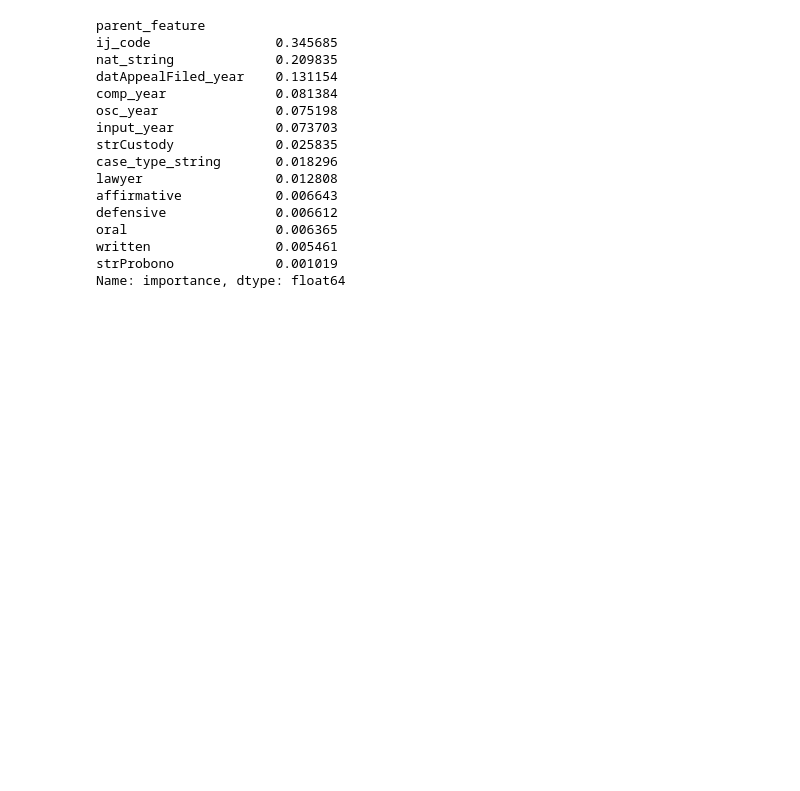
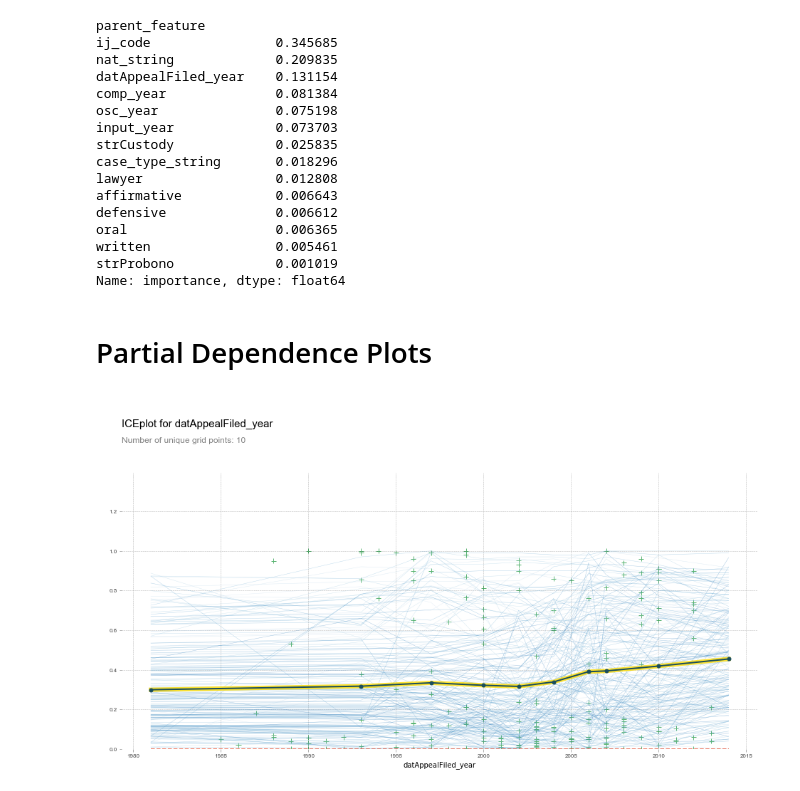
Before and after one commit to colinandrus/ml_course_project, a Jupyter notebook: notebooks/model_training.ipynb, the cells around one changed output. Saved outputs shown, nothing was run; the diff lists cells and outputs as text; code cells hidden in the pictures; blank space fills up the shorter version.

Commit message:
add partial dependence plots

```diff
--- a/notebooks/model_training.ipynb
+++ b/notebooks/model_training.ipynb
@@ -466,3 +466,28 @@ oral                   0.006365
 written                0.005461
 strProbono             0.001019
 Name: importance, dtype: float64
+# %% [markdown]
+# Partial Dependence Plots
+# %%
+from pdpbox import pdp
+
+def pdp_plot(model, X_train, feature, feature_is_cat=False, isolate_samples=1000, plot_samples=200):
+    """
+    Uses pdpbox package to plot partial dependence plot. Accepts trained classifier (model), X_train,
+    and feature name as inputs. Feature chosen may be categorical, in which case the function will retrieve
+    all the corresponding dummy variables.
+    """
+
+    # if feature is categorical, generate list of dummy variable names, else use feature name
+    if feature_is_cat:
+        plot_feature = [x for x in X_train.columns if feature + ':::' in x]
+    else:
+        plot_feature = feature
+
+    # use pdpbox methods
+    pdp_isolate = pdp.pdp_isolate(model, X_train.sample(n=isolate_samples), plot_feature)
+    pdp.pdp_plot(pdp_isolate, feature, plot_org_pts=True, plot_lines=True, center=False, frac_to_plot=plot_samples)
+# %%
+pdp_plot(model, X_train, 'datAppealFiled_year', feature_is_cat=False)
+# %% [output]
+[figure, added]
```
Also changed, not shown: parts of 11 cells of this notebook.
